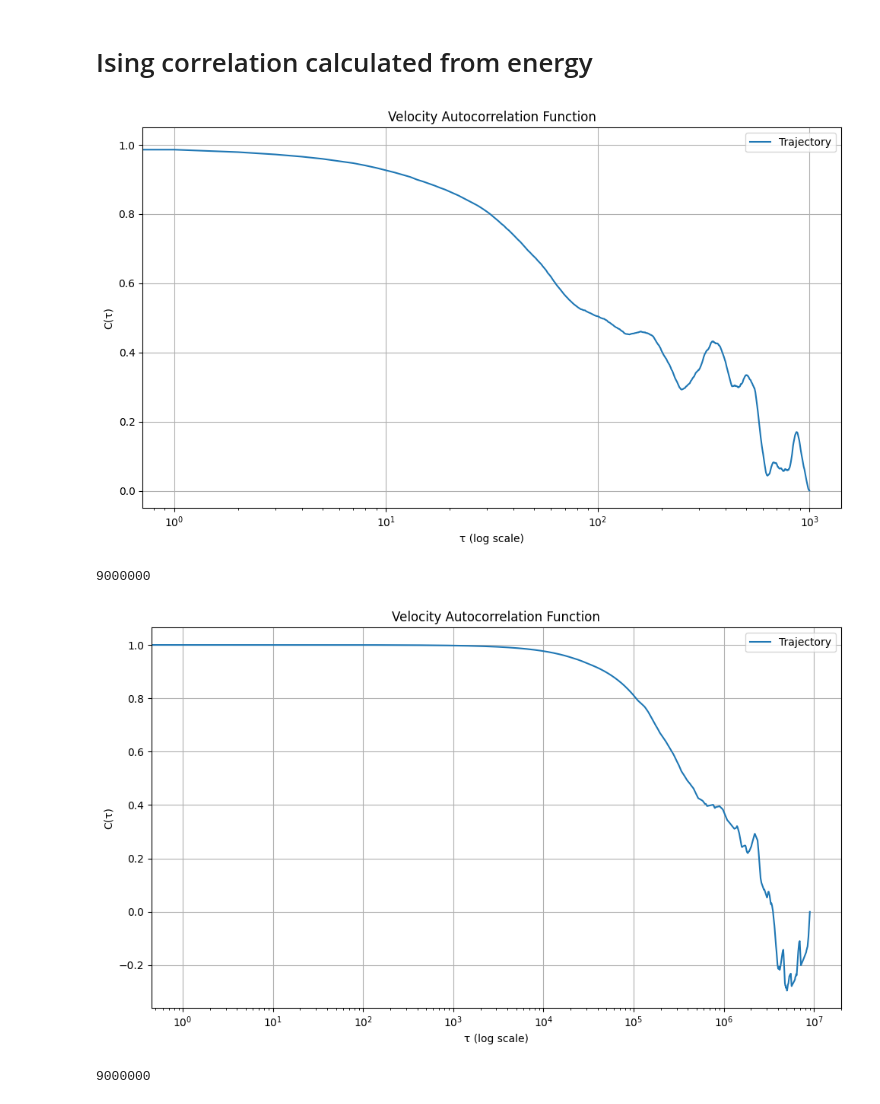
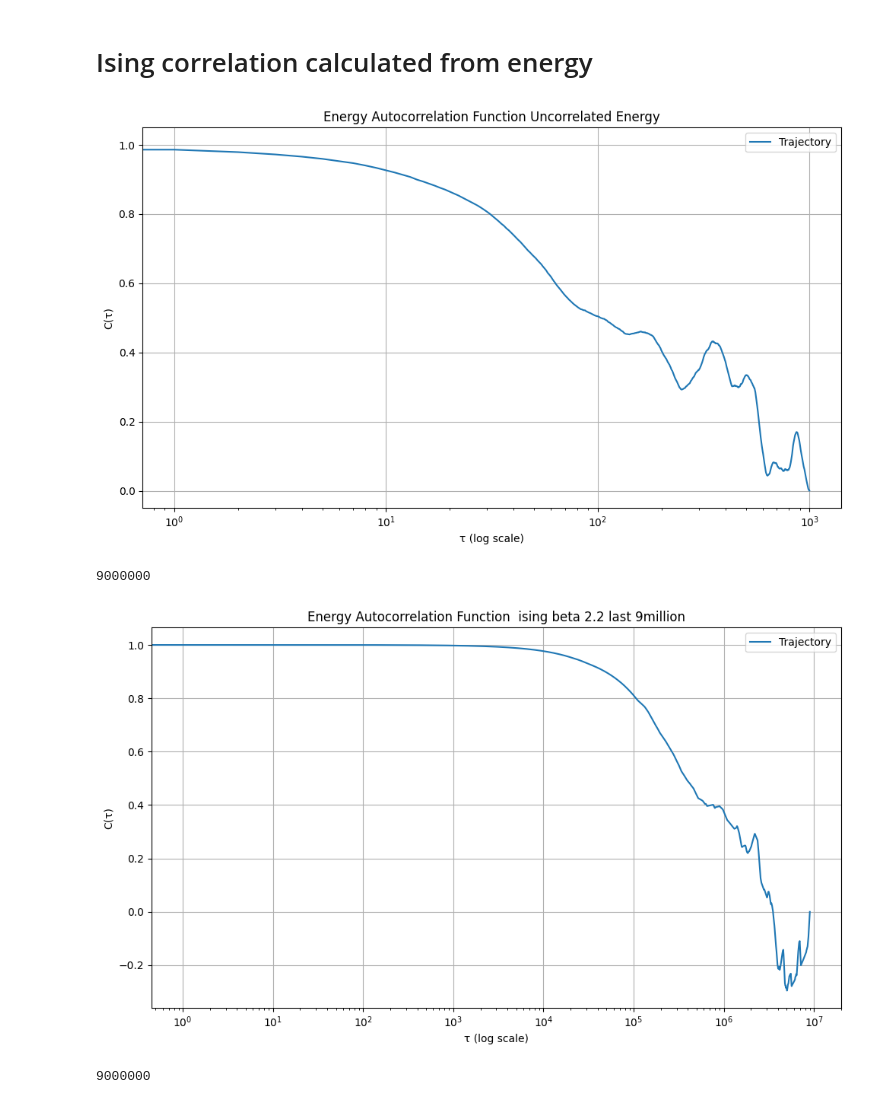
Before and after one commit to bekor/percolation_poc_cpp, a Jupyter notebook: notebook/visualisaton.ipynb, the cells around one changed output. Cells and saved outputs as stored; diff of their text form; code cells hidden in the pictures.

```diff
--- a/notebook/visualisaton.ipynb
+++ b/notebook/visualisaton.ipynb
@@ -426,25 +389,9 @@ plot_spanning_data(mean_data, ising_mean_data)
-# %%
-fig, (ax1, ax2) = plt.subplots(1, 2, figsize=(14, 6))
-
-ax1.plot(ising_energy_array[0], label='en', linestyle='-', color='r')
-ax1.set_title('One case energy')
-ax1.set_xlabel('Steps')
-ax1.set_ylabel('Energy')
-ax1.grid(True)
-
-ax1.plot(ising_energy_array[99], label='en', linestyle='-', color='b')
-ax1.set_title('One case energy')
-ax1.set_xlabel('Steps')
-ax1.set_ylabel('Energy')
-ax1.grid(True)
-
-plt.tight_layout()
 # %% [markdown]
 # Ising model with Kawasaki dynamics
 # %%
 import h5py
 
-def load_metrics_ising(file, has_evolution):
+def load_metrics_ising(file, has_evolution, has_correlation):
     metrics = dict()
 
     with h5py.File(file, "r") as f:
@@ -455,20 +402,22 @@ def load_metrics_ising(file, has_evolution):
         beta = f["beta"][:]
         net_energy = f["net_energy"][:] # (n_metrics, n_steps)
         acceptance = f["acceptance"][:]
-        correlation = f["correlation"][:]
+
         metrics = {
             'probability': prob,
             'initial_activation': initial_activation,
             'initial_energy': initial_energy,
             'spanning': spanning,
             'net_energy': net_energy,
-            'correlation': correlation,
             'acceptance': acceptance,
             'beta': beta,
         }
         if has_evolution :
             evolution  = f["evolution"][:]     # (n_metrics, n_steps, rows*cols)
             metrics["evolution"] = evolution
+        if has_correlation:
+            correlation = f["correlation"][:]
+            metrics["correlation"] = correlation
     return metrics
 # %%
 def organize_to_data_frame(metrics):
@@ -679,7 +624,7 @@ plot_spanning_ising(ising_metrics_001, 0, 'at 0.01 beta')
 # %% [markdown]
 # Ising  30 x 30, 10 mill run, 2.2 beta
 # %%
-ising_metrics_22 = load_metrics_ising("ising_metrics/ising_metrics_30_10000000_2.200000.h5", True)
+ising_metrics_22 = load_metrics_ising("ising_metrics/ising_metrics_30_10000000_2.200000.h5", True, False)
 # %%
 ising_data_22 = organize_to_data_frame(ising_metrics_22)
 plot_energy_acceptance(ising_data_22, 0, 'at 2.20 beta')
@@ -738,22 +683,22 @@ def calculate_correlation(E, tau_range):
     correlation /= correlation[0]     # normalize by C(0)=1
     return correlation
 
-def plot_correlation(correlation):
+def plot_correlation(correlation, title_info=''):
     timesteps = np.arange(len(correlation))
     fig, ax = plt.subplots(figsize=(10, 6))
     ax.plot(timesteps, correlation, label=f'Trajectory')  # normalized with C(0)
     plt.xscale('log')
     ax.set_xlabel('τ (log scale)')
     ax.set_ylabel('C(τ)')
-    ax.set_title('Velocity Autocorrelation Function')
+    ax.set_title(f'Energy Autocorrelation Function {title_info}')
     ax.legend()
     ax.grid(True)
     plt.tight_layout()
     plt.show()
 # %%
-plot_correlation(uncorr_corr)
+plot_correlation(uncorr_corr, "Uncorrelated Energy")
 # %% [output]
-[figure, old version]
+[figure, new version]
 # %%
 E = np.array(ising_metrics_22["net_energy"][0])
 burnin = len(E) // 10        # drop first 10%
@@ -763,9 +708,9 @@ print(len(corr))
 # %% [output]
 9000000
 # %%
-plot_correlation(corr)
+plot_correlation(corr, " ising beta 2.2 last 9million")
 # %% [output]
-[figure, old version]
+[figure, new version]
 # %%
 E = np.array(ising_metrics_001["net_energy"][0])
 burnin = len(E) // 10        # drop first 10%
```
Also changed, not shown: parts of 40 cells of this notebook, 9 other files.
